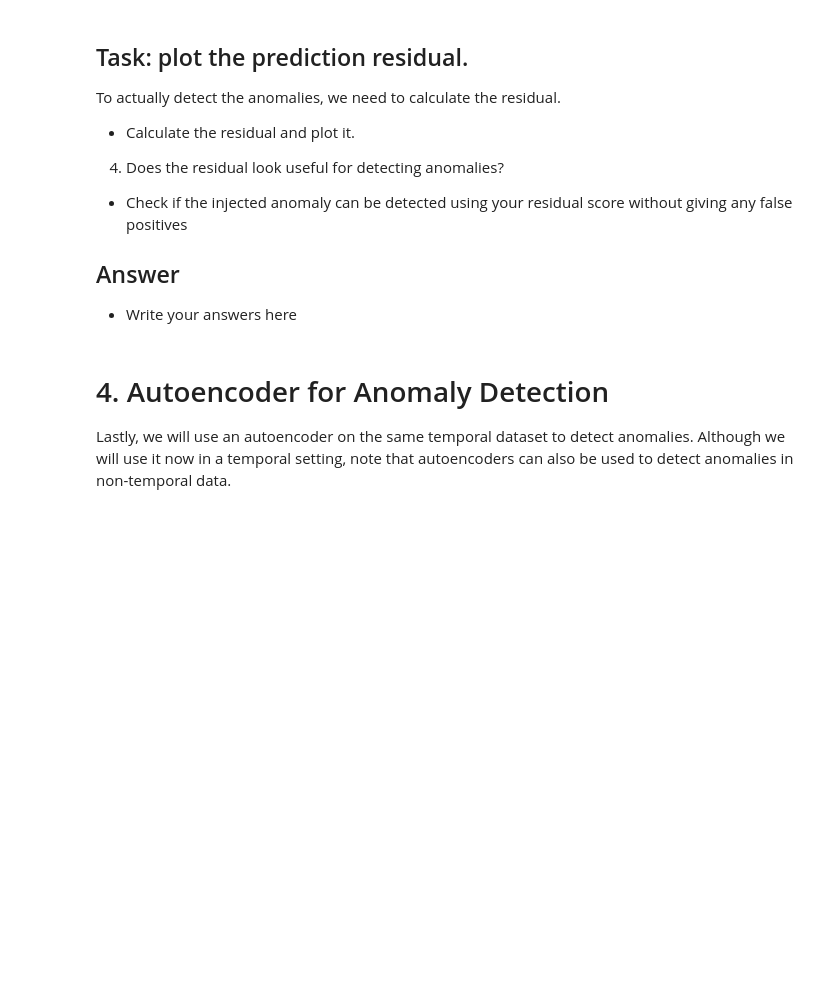
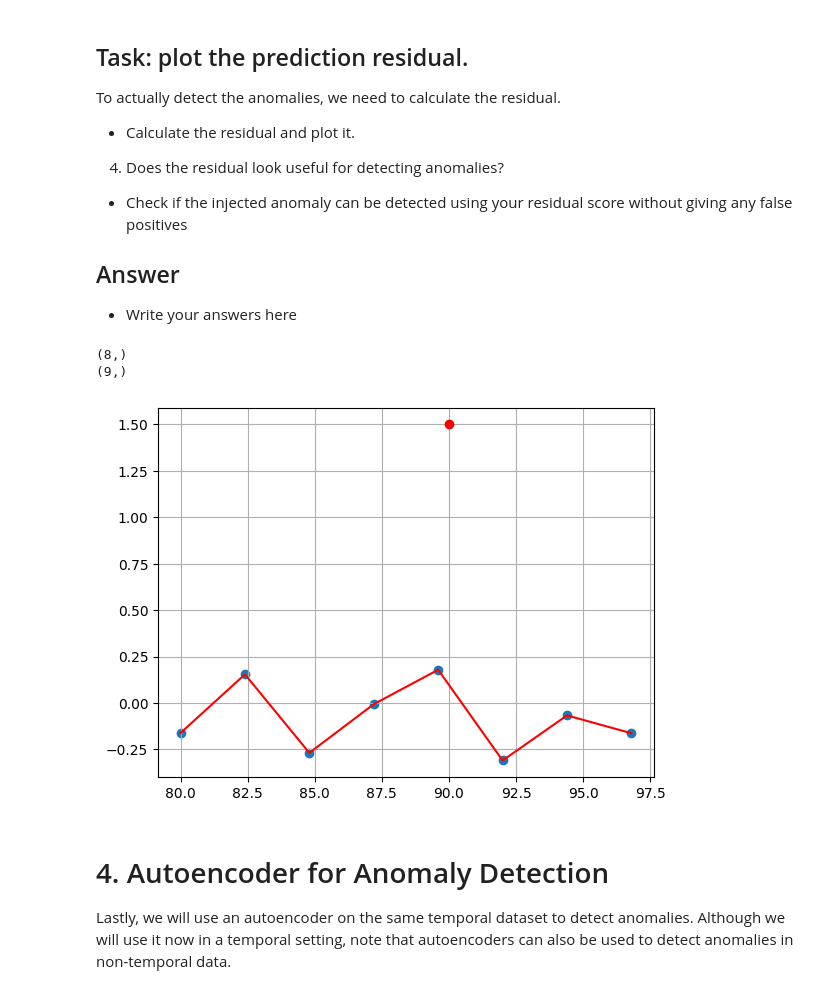
Before and after one commit to filippocasari/AS1SecML, a Jupyter notebook: AS1SecurityML.ipynb, the cells around one changed output. Saved outputs shown, nothing was run; the diff lists cells and outputs as text; code cells hidden in the pictures; blank space fills up the shorter version.

```diff
--- a/AS1SecurityML.ipynb
+++ b/AS1SecurityML.ipynb
@@ -354,6 +418,20 @@ To actually detect the anomalies, we need to calculate the residual.
 
 ## Answer
 - Write your answers here
+# %%
+print(model.predict(test_x).shape)
+
+print(np.arange(0, 100, 0.1)[800::24].shape)
+plt.scatter(np.arange(0, 100, 0.1)[800:-25:24], model.predict(test_x) - test_y)
+plt.plot(np.arange(0, 100, 0.1)[800:-25:24], model.predict(test_x) - test_y, color='r')
+plt.plot([90], y[900], 'ro')
+#plt.plot([90], model.predict(test_x[])-y[900], 'bo')
+plt.grid()
+plt.show()
+# %% [output]
+(8,)
+(9,)
+[figure, added]
 # %% [markdown]
 # 4. Autoencoder for Anomaly Detection
 Lastly, we will use an autoencoder on the same temporal dataset to detect anomalies. Although we will use it now in a temporal setting, note that autoencoders can also be used to detect anomalies in non-temporal data.
```
Also changed, not shown: parts of 10 cells of this notebook.
